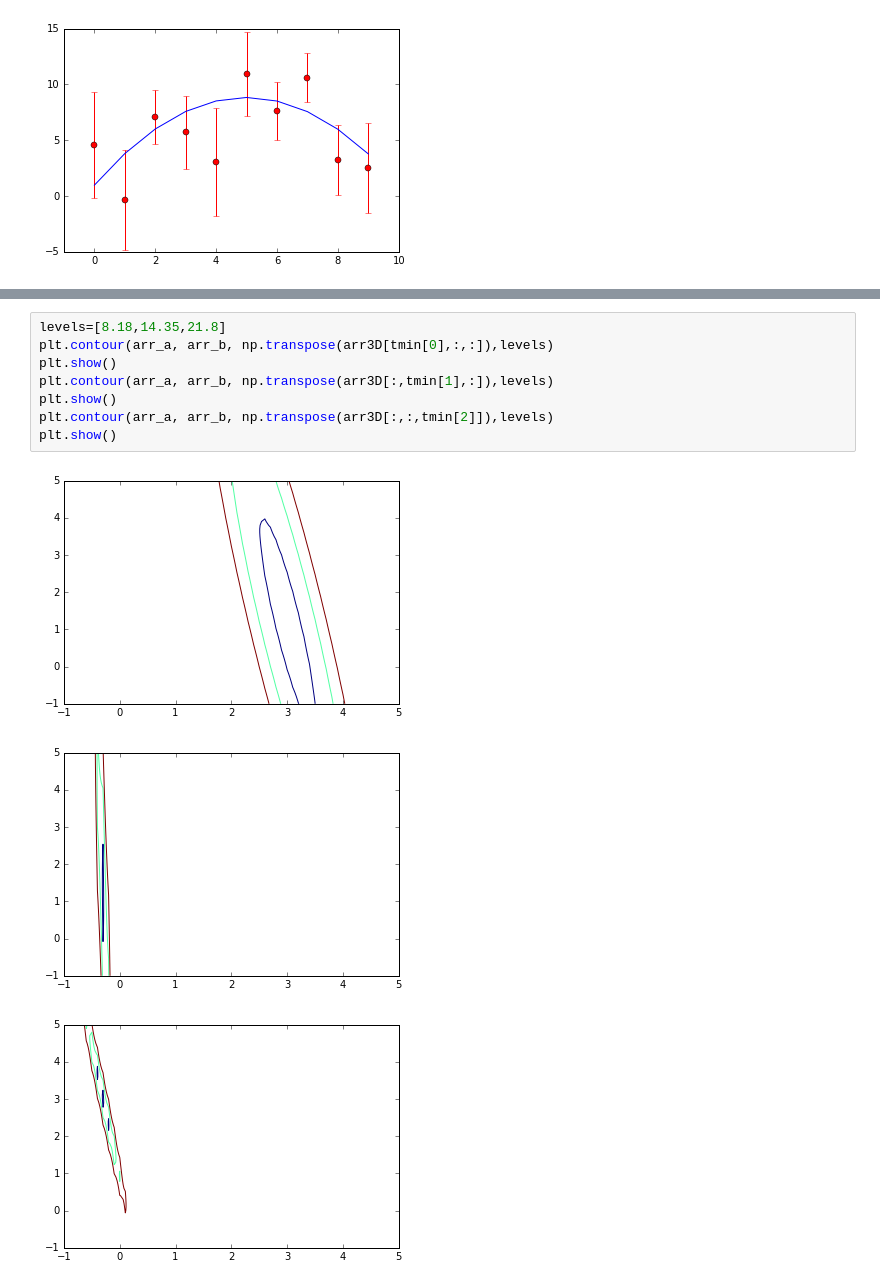
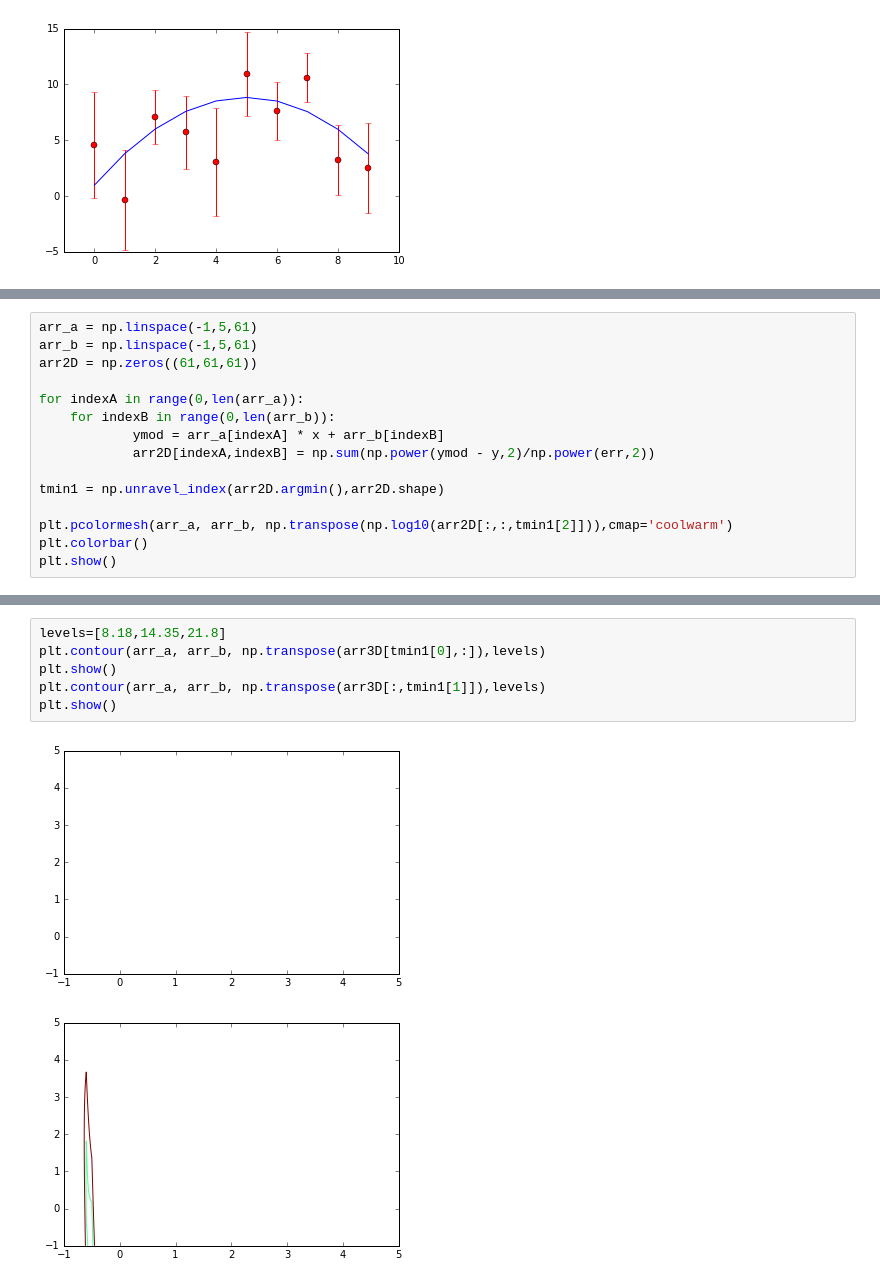
Before and after one commit to ClaudioNahmad/ProyectoMACSS, a Jupyter notebook: Chi_Square.ipynb, the cells around one changed output, grey strips where cells are left out. Saved outputs shown, nothing was run; the diff lists cells and outputs as text.

```diff
--- a/Chi_Square.ipynb
+++ b/Chi_Square.ipynb
@@ -69,0 +87,15 @@ a = -0.3 b=2.6 c=4
+# %%
+arr_a = np.linspace(-1,5,61)
+arr_b = np.linspace(-1,5,61)
+arr2D = np.zeros((61,61,61))
+
+for indexA in range(0,len(arr_a)):
+    for indexB in range(0,len(arr_b)):
+            ymod = arr_a[indexA] * x + arr_b[indexB]
+            arr2D[indexA,indexB] = np.sum(np.power(ymod - y,2)/np.power(err,2))
+
+tmin1 = np.unravel_index(arr2D.argmin(),arr2D.shape)
+
+plt.pcolormesh(arr_a, arr_b, np.transpose(np.log10(arr2D[:,:,tmin1[2]])),cmap='coolwarm')
+plt.colorbar()
+plt.show()
@@ -70,12 +115,9 @@ a = -0.3 b=2.6 c=4
 # %%
 levels=[8.18,14.35,21.8]
-plt.contour(arr_a, arr_b, np.transpose(arr3D[tmin[0],:,:]),levels)
+plt.contour(arr_a, arr_b, np.transpose(arr3D[tmin1[0],:]),levels)
 plt.show()
-plt.contour(arr_a, arr_b, np.transpose(arr3D[:,tmin[1],:]),levels)
+plt.contour(arr_a, arr_b, np.transpose(arr3D[:,tmin1[1]]),levels)
 plt.show()
-plt.contour(arr_a, arr_b, np.transpose(arr3D[:,:,tmin[2]]),levels)
-plt.show()
 # %% [output]
-[figure, old version]
+[figure, new version]
-[figure, old version]
+[figure, new version]
-[figure, removed]
```
Also changed, not shown: parts of 5 cells of this notebook, 2 other files.
